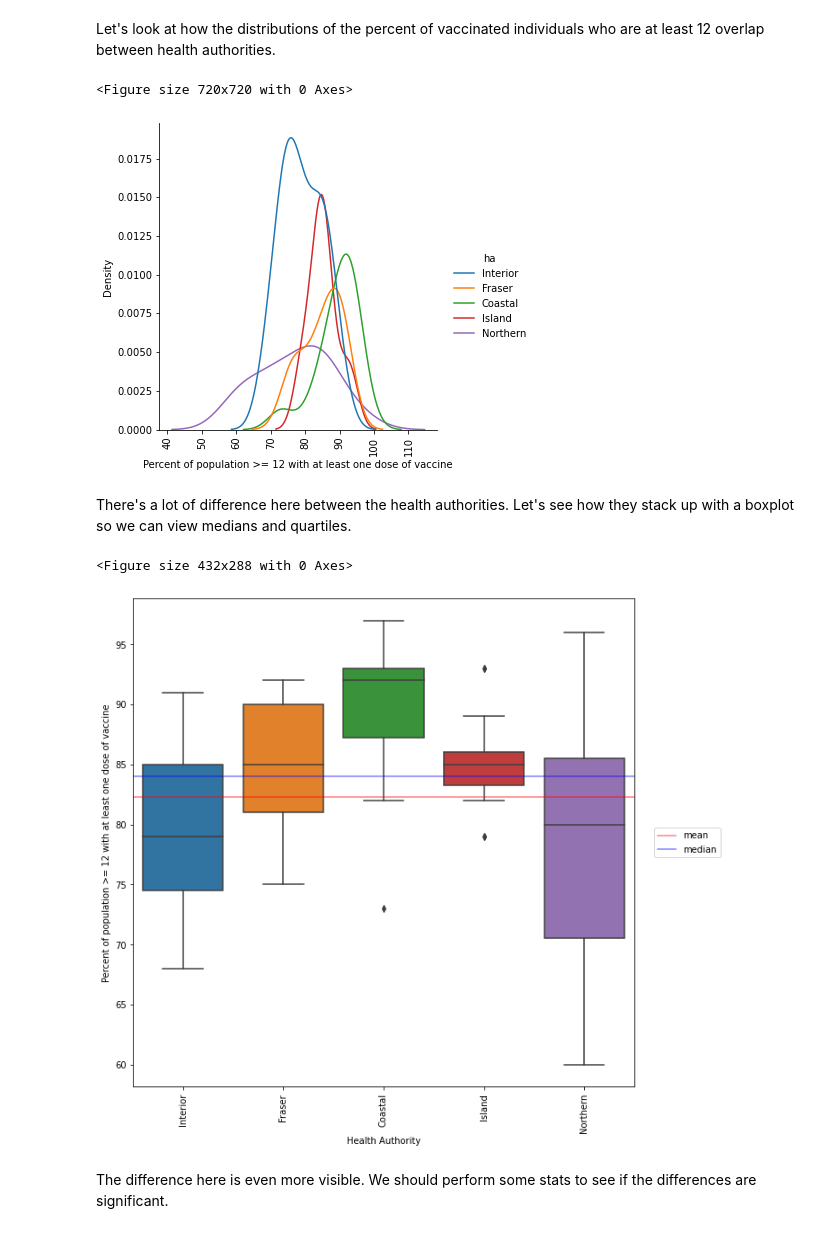
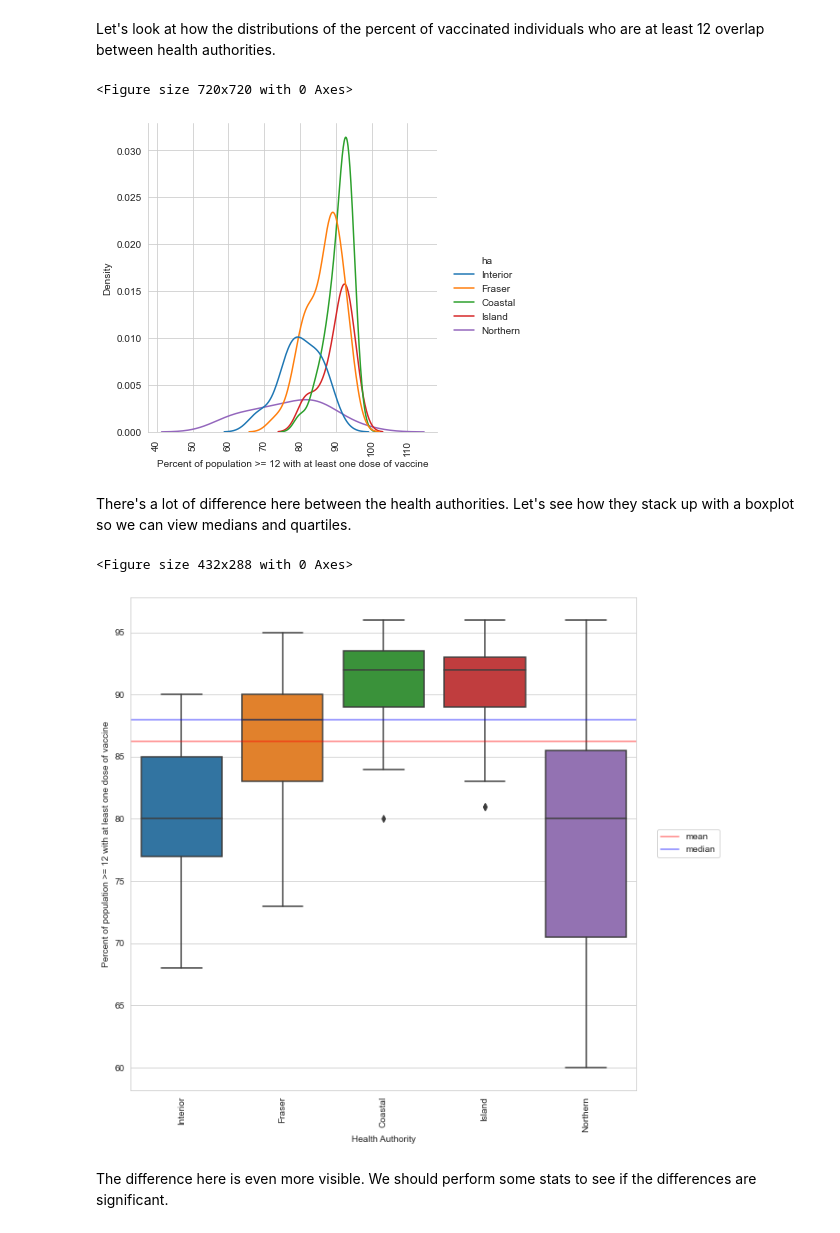
Before and after one commit to racheldunn/vaccination-rates-datajam-team4, a Jupyter notebook: notebooks/vaccination-data-cleaning-exploration.ipynb, the cells around one changed output. Saved outputs shown, nothing was run; the diff lists cells and outputs as text; code cells hidden in the pictures.

Commit message:
feat: add northern health authority to CHSA .csv file

```diff
--- a/notebooks/vaccination-data-cleaning-exploration.ipynb
+++ b/notebooks/vaccination-data-cleaning-exploration.ipynb
@@ -17,6 +17,6 @@ import seaborn as sns
 # %% [markdown]
 ## Part I: Data exploration
 # %%
-lha_df = pd.read_csv('../data/BCCDC_COVID19_LHA_Data.csv')
+lha_df = pd.read_csv('../data/BCCDC_COVID19_CHSA_Data.csv')
 lha_df.columns
 # %% [output]
@@ -31,7 +31,7 @@ Index(['LHA18_Code', 'LHA18_Name', 'C_ADR_7day', 'C_ADR_8_14day',
 Let's add a column for the health authority (Interior, Fraser, Coastal, Island or Northern)
 # %%
 # The first digit of the 'LHA18_Code' column indicates the health authority
-lha_df['ha'] = lha_df.LHA18_Code.astype(str).str[:1]
+lha_df['ha'] = lha_df.CHSA18_Code.astype(str).str[:1]
 # This dictionary converts the health authority numbers to words
 ha_dict = {'1':'Interior', '2':'Fraser', '3':'Coastal', '4':'Island',
 '5':'Northern'}
@@ -80,14 +80,15 @@ Sweet! All complete!
 Let's look at how the distributions of the percent of vaccinated individuals who are at least 12 overlap between health authorities.
 # %%
 plt.figure(figsize = (10,10))
+sns.set_style("whitegrid")
 sns.displot(data = lha_df, x = 'D1_12_coverage', hue='ha', kind = 'kde')
 plt.xticks(rotation = 'vertical')
 plt.ylabel('Density')
 plt.xlabel('Percent of population >= 12 with at least one dose of vaccine')
 plt.show()
 # %% [output]
 <Figure size 720x720 with 0 Axes>
-[figure, old version]
+[figure, new version]
 # %% [markdown]
 There's a lot of difference here between the health authorities. Let's see how they stack up with a boxplot so we can view medians and quartiles.
 # %%
@@ -105,7 +106,7 @@ plt.legend(bbox_to_anchor=(1.04,0.5), loc="center left", borderaxespad=0)
 plt.show()
 # %% [output]
 <Figure size 432x288 with 0 Axes>
-[figure, old version]
+[figure, new version]
 # %% [markdown]
 The difference here is even more visible. We should perform some stats to see if the differences are significant.
 # %%
```
Also changed, not shown: parts of 6 cells of this notebook, 1 other file.
